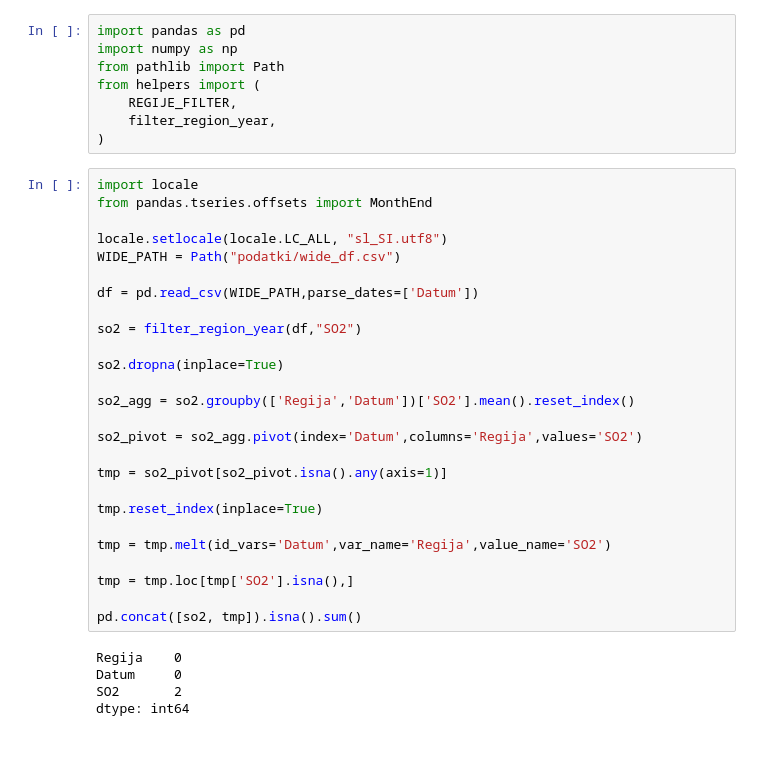
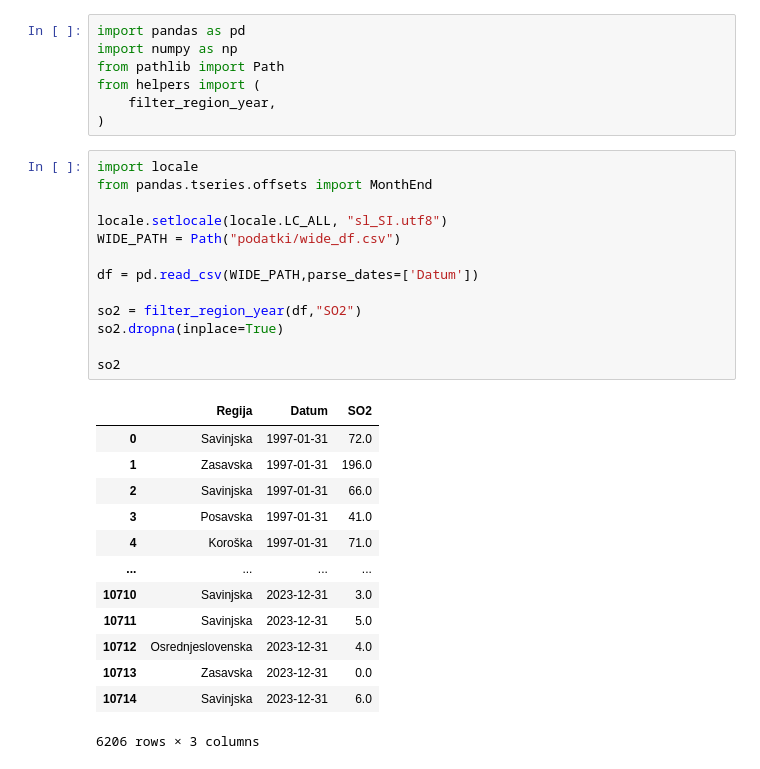
Before and after one commit to Nermin-Mujagic/MDR_analiza_zraka, a Jupyter notebook: 3_deskriptivne_analize.ipynb, the cells around one changed output. Drawn from its saved outputs; the diff is of its cells as text.

```diff
--- a/3_deskriptivne_analize.ipynb
+++ b/3_deskriptivne_analize.ipynb
@@ -9,37 +6,32 @@ import pandas as pd
 import numpy as np
 from pathlib import Path
 from helpers import (
-    REGIJE_FILTER,
     filter_region_year,
 )
 # %%
 import locale
 from pandas.tseries.offsets import MonthEnd
 
 locale.setlocale(locale.LC_ALL, "sl_SI.utf8")
 WIDE_PATH = Path("podatki/wide_df.csv")
 
 df = pd.read_csv(WIDE_PATH,parse_dates=['Datum'])
 
 so2 = filter_region_year(df,"SO2")
-
 so2.dropna(inplace=True)
 
-so2_agg = so2.groupby(['Regija','Datum'])['SO2'].mean().reset_index()
-
-so2_pivot = so2_agg.pivot(index='Datum',columns='Regija',values='SO2')
-
-tmp = so2_pivot[so2_pivot.isna().any(axis=1)]
-
-tmp.reset_index(inplace=True)
-
-tmp = tmp.melt(id_vars='Datum',var_name='Regija',value_name='SO2')
-
-tmp = tmp.loc[tmp['SO2'].isna(),]
-
-pd.concat([so2, tmp]).isna().sum()
+so2
 # %% [output]
+|  | Regija | Datum | SO2 |
+| 0 | Savinjska | 1997-01-31 | 72.0 |
+| 1 | Zasavska | 1997-01-31 | 196.0 |
+| 2 | Savinjska | 1997-01-31 | 66.0 |
+| 3 | Posavska | 1997-01-31 | 41.0 |
+| 4 | Koroška | 1997-01-31 | 71.0 |
+| ... | ... | ... | ... |
+| 10710 | Savinjska | 2023-12-31 | 3.0 |
+| 10711 | Savinjska | 2023-12-31 | 5.0 |
+| 10712 | Osrednjeslovenska | 2023-12-31 | 4.0 |
+| 10713 | Zasavska | 2023-12-31 | 0.0 |
+| 10714 | Savinjska | 2023-12-31 | 6.0 |
-Regija    0
-Datum     0
-SO2       2
-dtype: int64
+6206 rows × 3 columns
```
Also changed, not shown: parts of 1 cell of this notebook, 5 other files.
